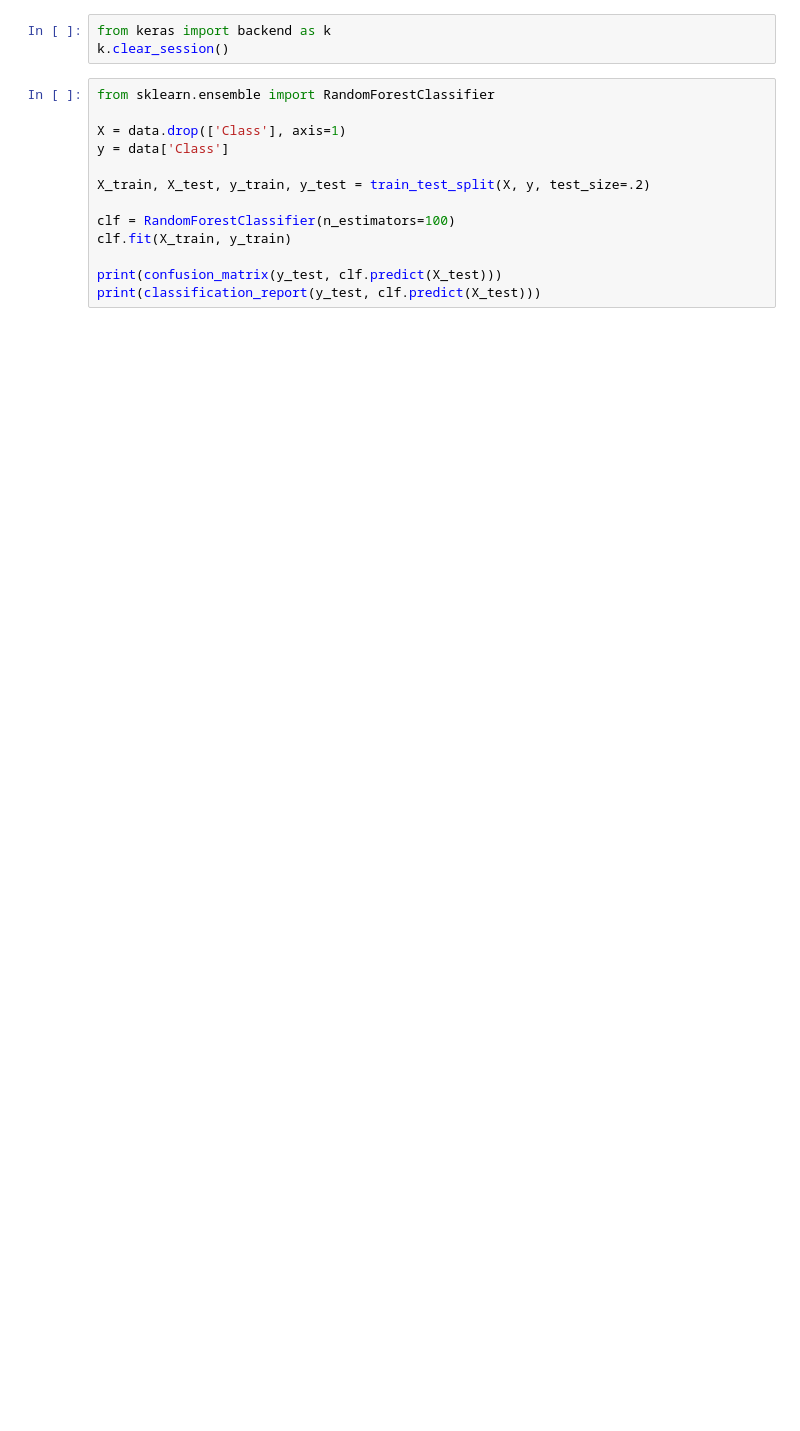
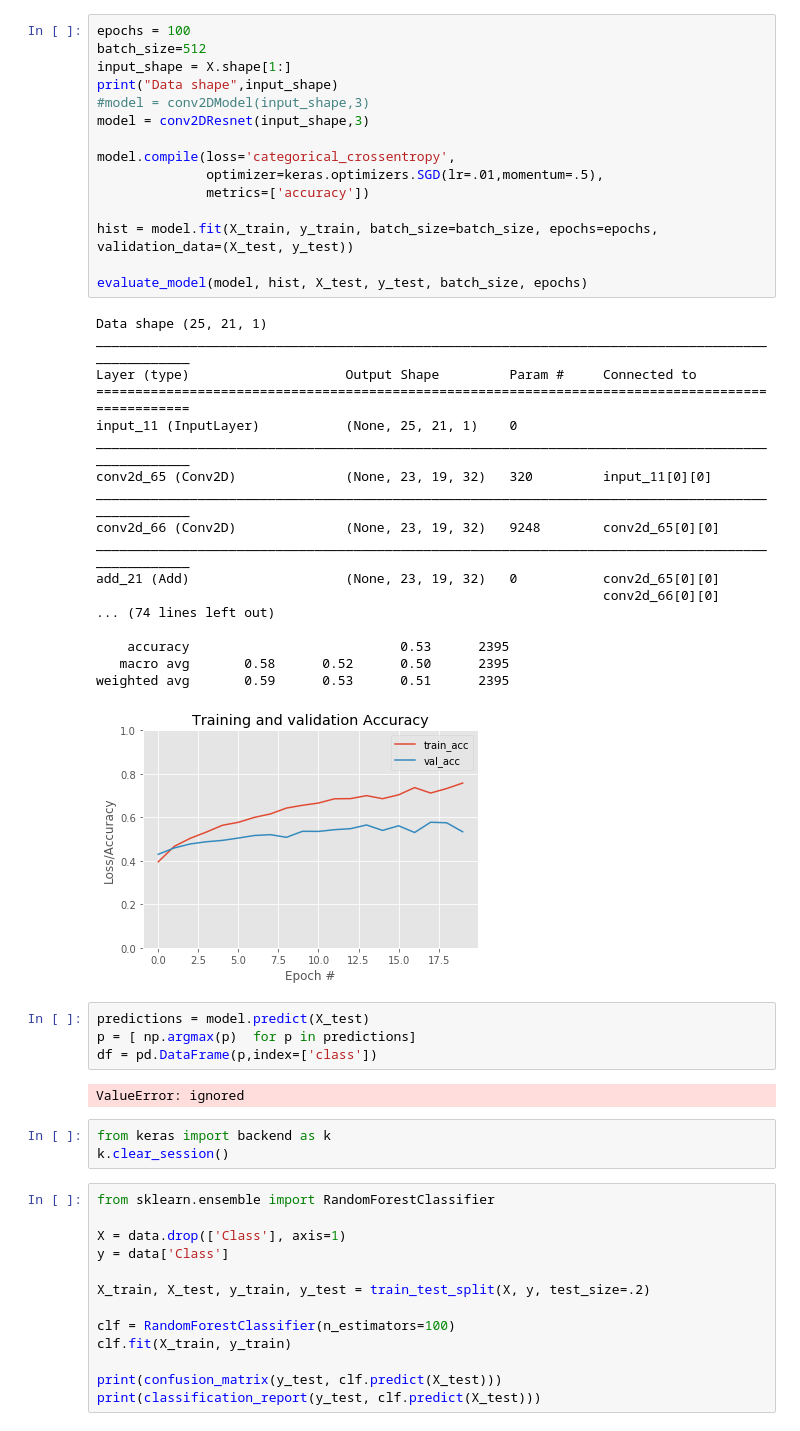
Before and after one commit to IsmaelCesar/repositorio_biologia_computacional, a Jupyter notebook: Projeto_Biologia.ipynb, the cells around one changed output. Drawn from its saved outputs; the diff is of its cells as text; blank space fills up the shorter version.

```diff
--- a/Projeto_Biologia.ipynb
+++ b/Projeto_Biologia.ipynb
@@ -299,3 +255,43 @@ AttributeError: 'NoneType' object has no attribute 'compile'
+# %%
+epochs = 100
+batch_size=512
+input_shape = X.shape[1:]
+print("Data shape",input_shape)
+#model = conv2DModel(input_shape,3)
+model = conv2DResnet(input_shape,3)
+
+model.compile(loss='categorical_crossentropy',
+              optimizer=keras.optimizers.SGD(lr=.01,momentum=.5),
+              metrics=['accuracy'])
+
+hist = model.fit(X_train, y_train, batch_size=batch_size, epochs=epochs, validation_data=(X_test, y_test))
+
+evaluate_model(model, hist, X_test, y_test, batch_size, epochs)
+# %% [output]
+Data shape (25, 21, 1)
+__________________________________________________________________________________________________
+Layer (type)                    Output Shape         Param #     Connected to
+==================================================================================================
+input_11 (InputLayer)           (None, 25, 21, 1)    0
+__________________________________________________________________________________________________
+conv2d_65 (Conv2D)              (None, 23, 19, 32)   320         input_11[0][0]
+__________________________________________________________________________________________________
+conv2d_66 (Conv2D)              (None, 23, 19, 32)   9248        conv2d_65[0][0]
+__________________________________________________________________________________________________
+add_21 (Add)                    (None, 23, 19, 32)   0           conv2d_65[0][0]
+                                                                 conv2d_66[0][0]
+... (74 lines left out)
+
+    accuracy                           0.53      2395
+   macro avg       0.58      0.52      0.50      2395
+weighted avg       0.59      0.53      0.51      2395
+[figure, added]
+# %%
+predictions = model.predict(X_test)
+p = [ np.argmax(p)  for p in predictions]
+df = pd.DataFrame(p,index=['class'])
+# %% [output]
+ValueError: ignored
 # %%
 from keras import backend as k
 k.clear_session()
```
Also changed, not shown: parts of 15 cells of this notebook.
